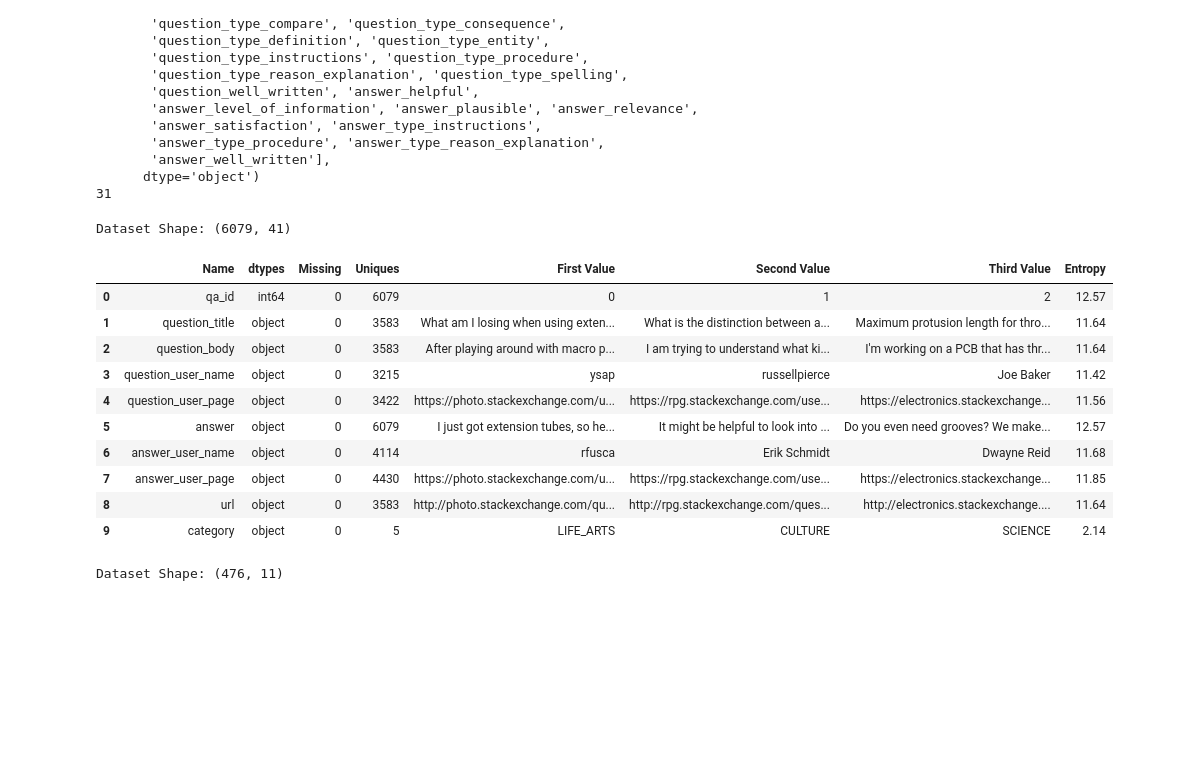
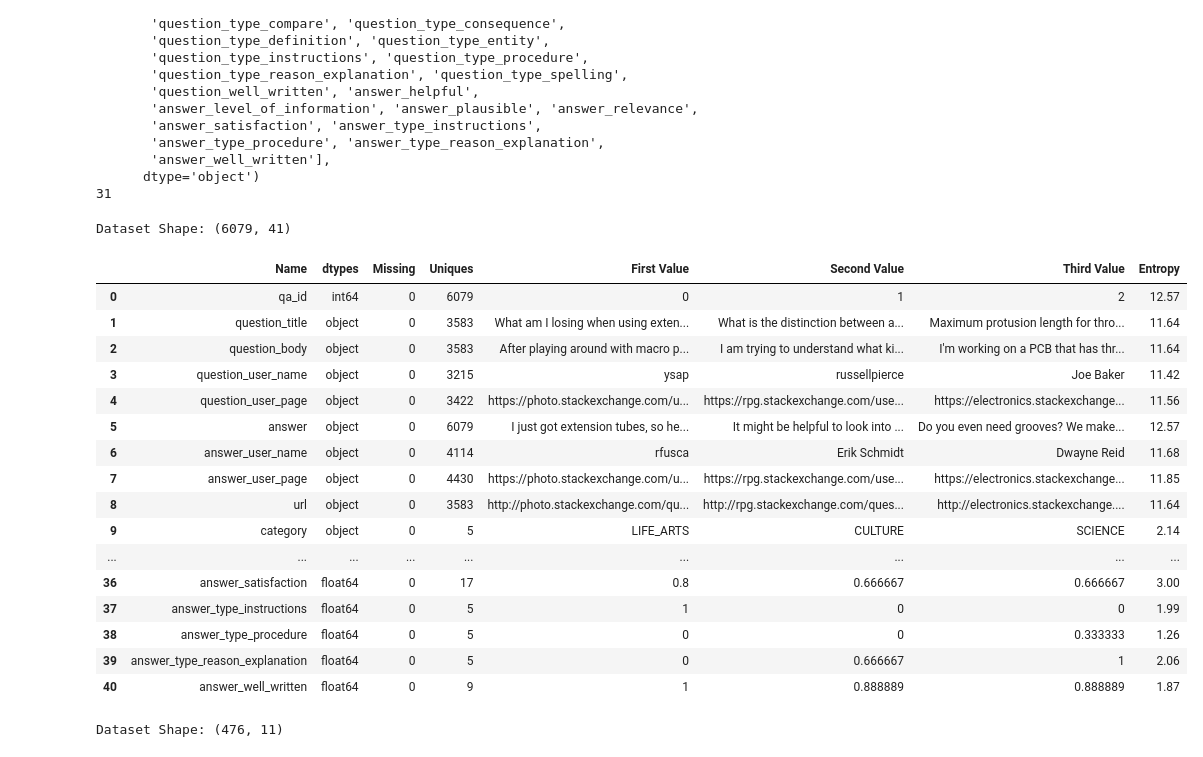
Before and after one commit to prakhar154/GoogleQuestQ-ALabeling, a Jupyter notebook: code.ipynb, the cells around one changed output. Drawn from its saved outputs; the diff is of its cells as text; code cells hidden in the pictures; blank space fills up the shorter version.

```diff
--- a/code.ipynb
+++ b/code.ipynb
@@ -82,20 +86,26 @@ def resumetable(df):
 
     return summary
 # %%
-resumetable(train)[:10]
+resumetable(train)
 # %% [output]
 Dataset Shape: (6079, 41)
 |  | Name | dtypes | Missing | Uniques | First Value | Second Value | Third Value | Entropy |
 | 0 | qa_id | int64 | 0 | 6079 | 0 | 1 | 2 | 12.57 |
 | 1 | question_title | object | 0 | 3583 | What am I losing when using exten... | What is the distinction between a... | Maximum protusion length for thro... | 11.64 |
 | 2 | question_body | object | 0 | 3583 | After playing around with macro p... | I am trying to understand what ki... | I'm working on a PCB that has thr... | 11.64 |
 | 3 | question_user_name | object | 0 | 3215 | ysap | russellpierce | Joe Baker | 11.42 |
 | 4 | question_user_page | object | 0 | 3422 | https://photo.stackexchange.com/u... | https://rpg.stackexchange.com/use... | https://electronics.stackexchange... | 11.56 |
 | 5 | answer | object | 0 | 6079 | I just got extension tubes, so he... | It might be helpful to look into ... | Do you even need grooves? We make... | 12.57 |
 | 6 | answer_user_name | object | 0 | 4114 | rfusca | Erik Schmidt | Dwayne Reid | 11.68 |
 | 7 | answer_user_page | object | 0 | 4430 | https://photo.stackexchange.com/u... | https://rpg.stackexchange.com/use... | https://electronics.stackexchange... | 11.85 |
 | 8 | url | object | 0 | 3583 | http://photo.stackexchange.com/qu... | http://rpg.stackexchange.com/ques... | http://electronics.stackexchange.... | 11.64 |
 | 9 | category | object | 0 | 5 | LIFE_ARTS | CULTURE | SCIENCE | 2.14 |
+| ... | ... | ... | ... | ... | ... | ... | ... | ... |
+| 36 | answer_satisfaction | float64 | 0 | 17 | 0.8 | 0.666667 | 0.666667 | 3.00 |
+| 37 | answer_type_instructions | float64 | 0 | 5 | 1 | 0 | 0 | 1.99 |
+| 38 | answer_type_procedure | float64 | 0 | 5 | 0 | 0 | 0.333333 | 1.26 |
+| 39 | answer_type_reason_explanation | float64 | 0 | 5 | 0 | 0.666667 | 1 | 2.06 |
+| 40 | answer_well_written | float64 | 0 | 9 | 1 | 0.888889 | 0.888889 | 1.87 |
 # %%
 resumetable(test)
 # %% [output]
```
Also changed, not shown: parts of 7 cells of this notebook.
